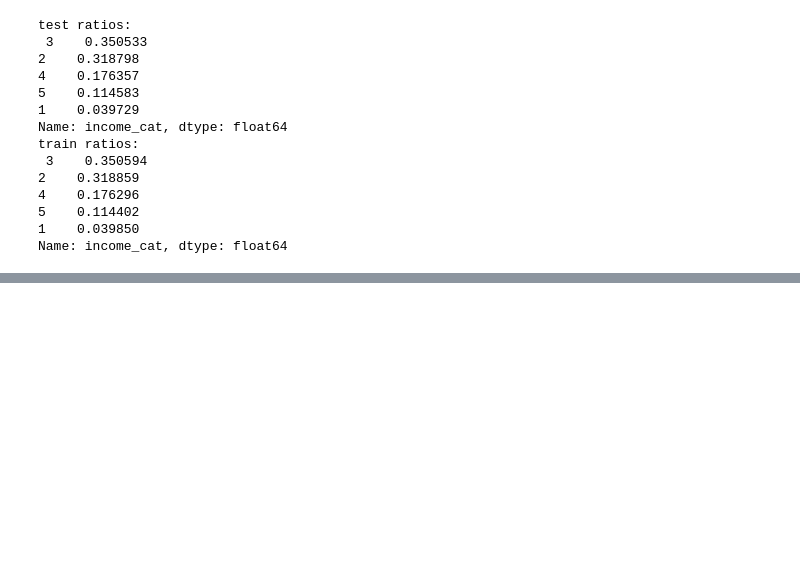
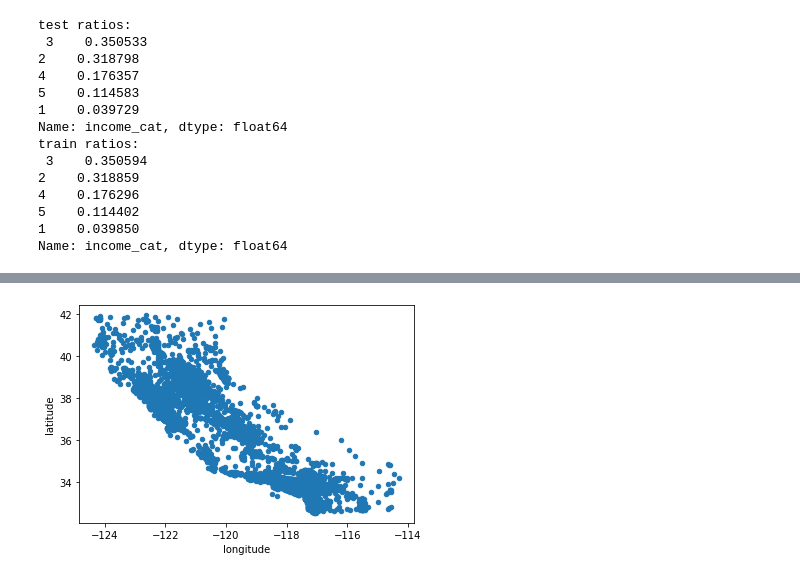
Before and after one commit to mcnewcp/book-geron-ml-sklearn-keras-tensorflow, a Jupyter notebook: 2-end-to-end-ml-project/02-end-to-end-ml-project.ipynb, the cells around one changed output, grey strips where cells are left out. Cells and saved outputs as stored; diff of their text form; code cells hidden in the pictures; blank space fills up the shorter version.

```diff
--- a/2-end-to-end-ml-project/02-end-to-end-ml-project.ipynb
+++ b/2-end-to-end-ml-project/02-end-to-end-ml-project.ipynb
@@ -140,0 +146,9 @@ Name: income_cat, dtype: float64
+# %%
+#create a copy of training set to explore
+housing = strat_train_set.copy()
+
+#take a look at the data geographically
+housing.plot(kind="scatter", x="longitude", y="latitude")
+plt.show()
+# %% [output]
+[figure, added]
```
Also changed, not shown: parts of 13 cells of this notebook, 1 other file.
